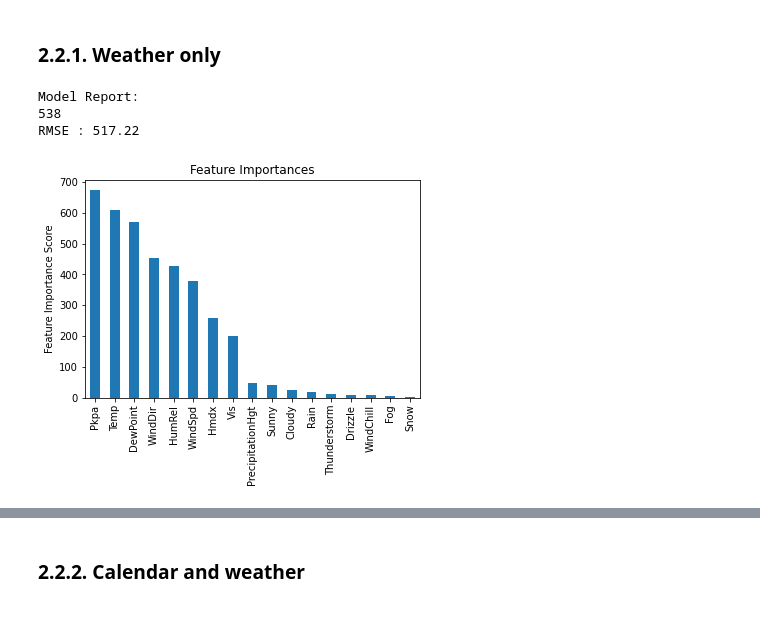
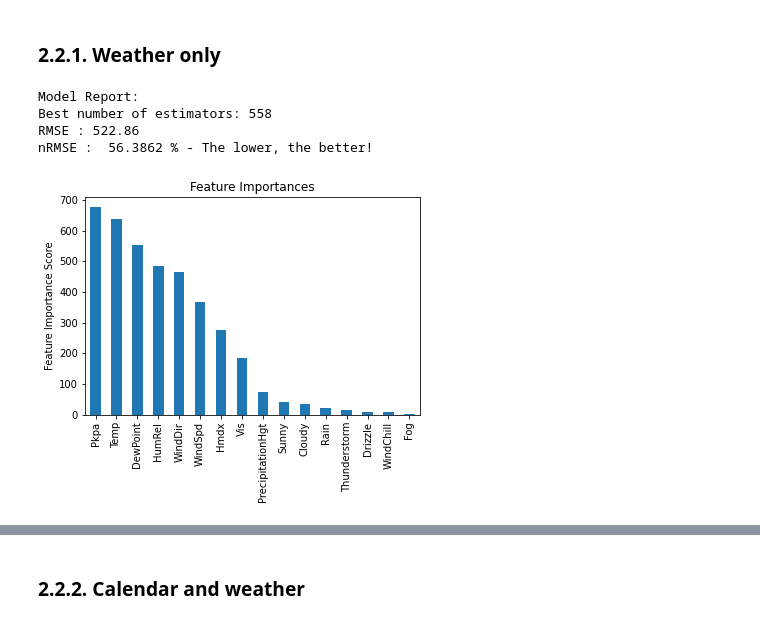
Before and after one commit to gbincoletto/MATH80629A, a Jupyter notebook: ML_Project_BIXI_Predictions.ipynb, the cells around one changed output, grey strips where cells are left out. Saved outputs shown, nothing was run; the diff lists cells and outputs as text; code cells hidden in the pictures.

```diff
--- a/ML_Project_BIXI_Predictions.ipynb
+++ b/ML_Project_BIXI_Predictions.ipynb
@@ -1086,3 +904,8 @@ monthly_test = monthly_test[(monthly_test['Year'] != 2020)]
+# %%
+# I'm only keeping data from 2019 and past for now (training purposes)
+hourly_train = hourly[(hourly['Year'] != 2020)]
+daily_train = daily[(daily['Year'] != 2020)]
+monthly_train = monthly[(monthly['Year'] != 2020)]
 # %% [markdown]
 ## 2.1.1. Preparing model evaluation function
 # %%
@@ -1118,43 +941,30 @@ def modelfit(alg, X, Y, useTrainCV=True, cv_folds=5, early_stopping_rounds=50):
 ### 2.2.1. Weather only
 # %%
 # First, let us use the weather data to predict only hourly traffic
-
-# Only the variables explicatives remain in our train df
-X_train = hourly_train.drop(['dateIDd', 'dateIDm', 'Year', 'Month', 'Day', 'Hour', 'Weekday', 'Holiday', 'Duration', 'Volume'], axis=1)
-X_test = hourly_test.drop(['dateIDd', 'dateIDm', 'Year', 'Month', 'Day', 'Hour', 'Weekday', 'Holiday', 'Duration', 'Volume'], axis=1)
-# Only the target remains in our train df
-Y_train = hourly_train['Volume']
-Y_test = hourly_test['Volume']
-
 # TEST CV
-X = hourly.drop(['dateIDd', 'dateIDm', 'Year', 'Month', 'Day', 'Hour', 'Weekday', 'Holiday', 'Duration', 'Volume'], axis=1)
-Y = hourly['Volume']
+X = hourly_train.drop(['dateIDd', 'dateIDm', 'Year', 'Month', 'Day', 'Hour', 'Weekday', 'Holiday', 'Duration', 'Volume'], axis=1)
+Y1 = hourly_train['Volume']
+Y2 = hourly_train['Duration']
 # %%
 # Define the initial model with near-random parameters. (by near random, I mean that I am choosing them)
-mod1 = xgb.XGBRegressor(
+# This one predicts volume...
+xgb_W1_Y = xgb.XGBRegressor(
     objective='reg:squarederror',
     gamma=0.1,
     eta=0.01,
     max_depth=3,
     n_estimators=10000,
     min_child_weight=1,
     subsample=0.8,
     colsample_bytree=0.8,
     random_state=34
 )
 
-    # WITHOUT CV (Cross-Validation) - Old version
-
-    #mod1.fit(X_train, Y_train)
-    #predictions = mod1.predict(X_test)
-    #rmse = sqrt(mean_squared_error(Y_test, predictions))
-    #print("score: {0:,.0f}".format(rmse))
-    #print("It does not perform well. Let us cry in unison.")
+# Fit for volume
+modelfit(xgb_W1_Y,X,Y1)
+# %% [output]
+Model Report:
+Best number of estimators: 558
+RMSE : 522.86
+nRMSE :  56.3862 % - The lower, the better!
+[figure, added]
-# %%
-# Shows
-modelfit(mod1,X,Y)
-# %% [output]
-Model Report:
-538
-RMSE : 517.22
-[figure, removed]
```
Also changed, not shown: parts of 69 cells of this notebook.
